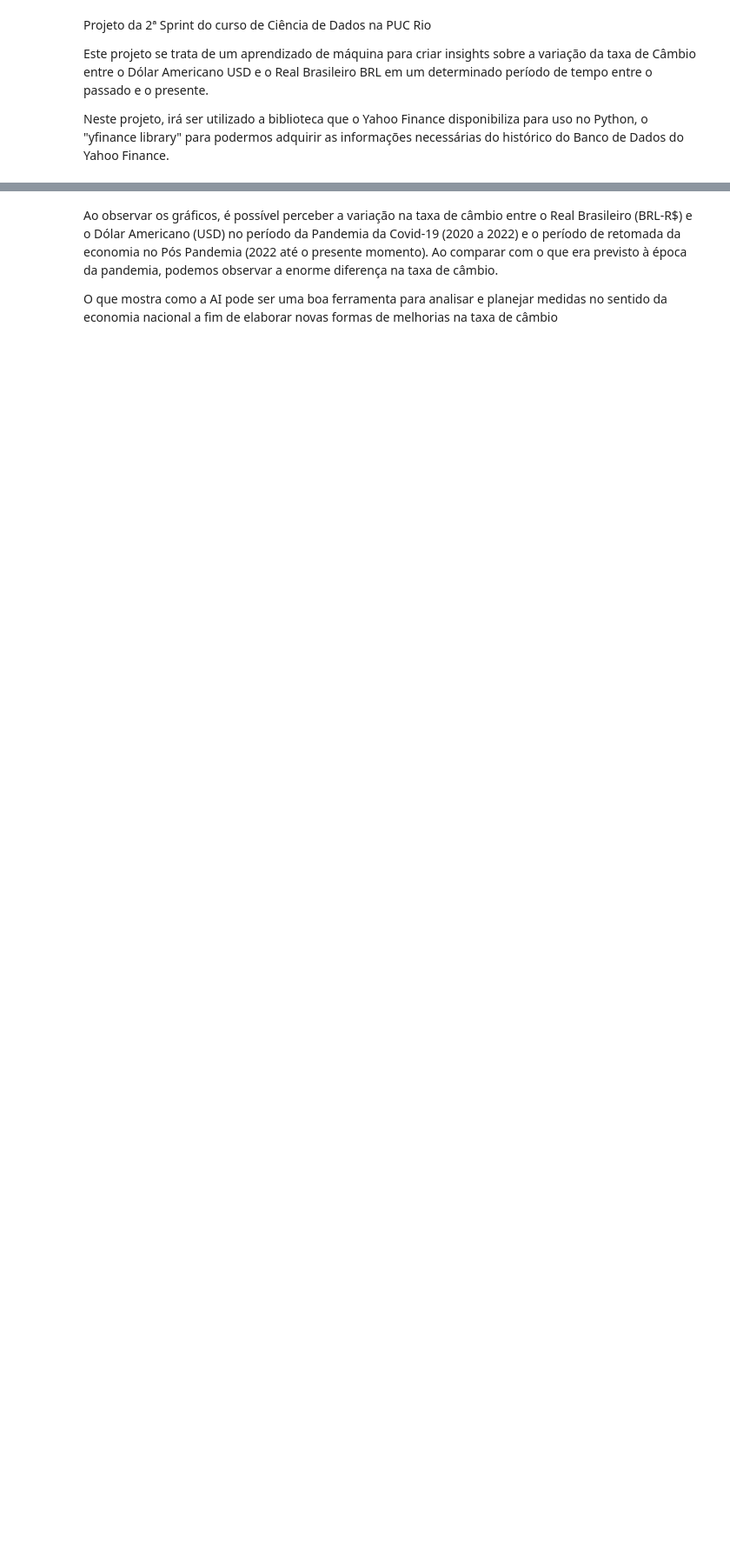
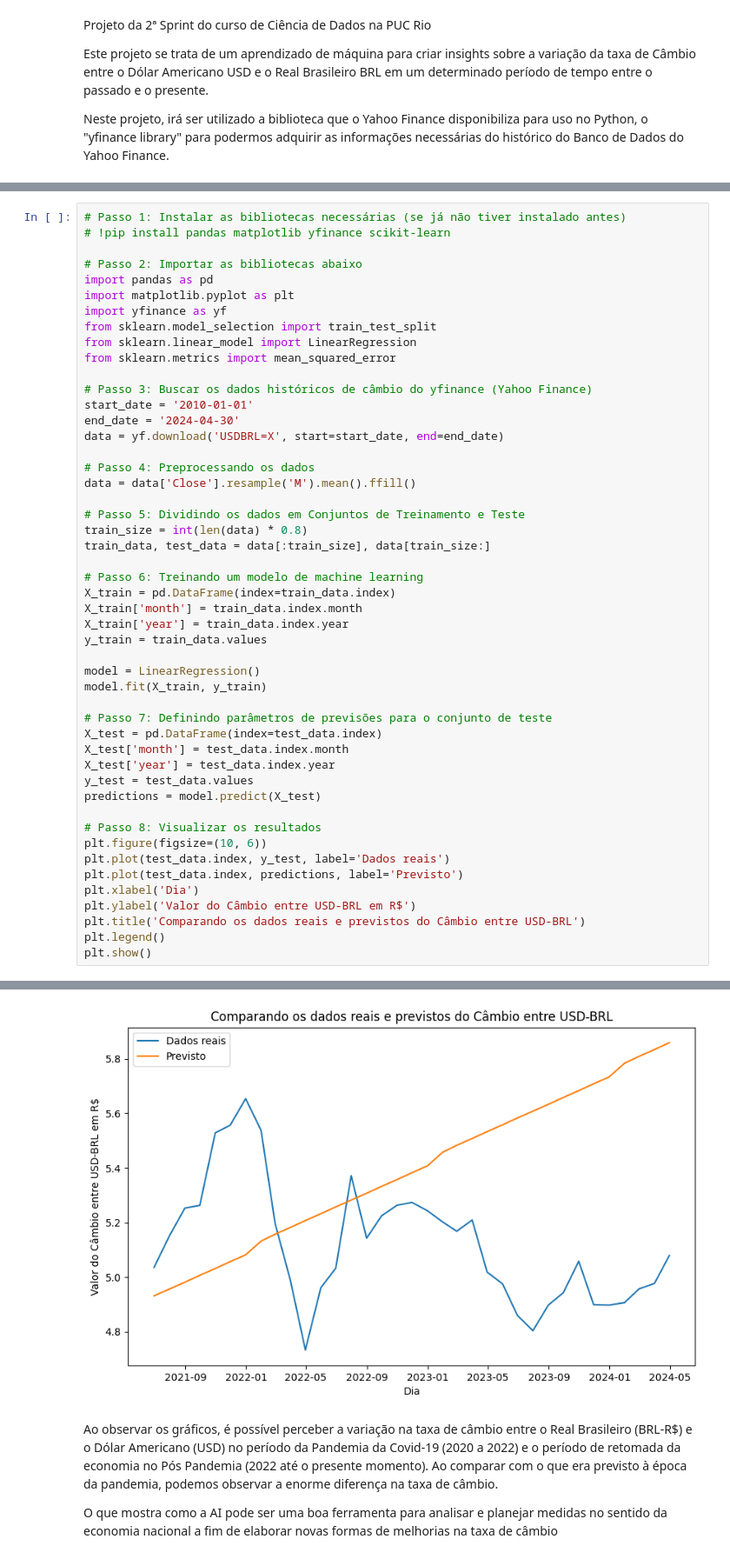
Before and after one commit to FabioPojo1987/FabioPojo1987-MVP_2_DATA_SCIENCE_PUC_RIO, a Jupyter notebook: MVP_2_DATA_SCIENCE_PUC_Rio.ipynb, the cells around one changed output, grey strips where cells are left out. Shown at 87% size. Saved outputs shown, nothing was run; the diff lists cells and outputs as text; blank space fills up the shorter version.

```diff
--- a/MVP_2_DATA_SCIENCE_PUC_Rio.ipynb
+++ b/MVP_2_DATA_SCIENCE_PUC_Rio.ipynb
@@ -69,0 +9,50 @@ plt.show()
+# %%
+# Passo 1: Instalar as bibliotecas necessárias (se já não tiver instalado antes)
+# !pip install pandas matplotlib yfinance scikit-learn
+
+# Passo 2: Importar as bibliotecas abaixo
+import pandas as pd
+import matplotlib.pyplot as plt
+import yfinance as yf
+from sklearn.model_selection import train_test_split
+from sklearn.linear_model import LinearRegression
+from sklearn.metrics import mean_squared_error
+
+# Passo 3: Buscar os dados históricos de câmbio do yfinance (Yahoo Finance)
+start_date = '2010-01-01'
+end_date = '2024-04-30'
+data = yf.download('USDBRL=X', start=start_date, end=end_date)
+
+# Passo 4: Preprocessando os dados
+data = data['Close'].resample('M').mean().ffill()
+
+# Passo 5: Dividindo os dados em Conjuntos de Treinamento e Teste
+train_size = int(len(data) * 0.8)
+train_data, test_data = data[:train_size], data[train_size:]
+
+# Passo 6: Treinando um modelo de machine learning
+X_train = pd.DataFrame(index=train_data.index)
+X_train['month'] = train_data.index.month
+X_train['year'] = train_data.index.year
+y_train = train_data.values
+
+model = LinearRegression()
+model.fit(X_train, y_train)
+
+# Passo 7: Definindo parâmetros de previsões para o conjunto de teste
+X_test = pd.DataFrame(index=test_data.index)
+X_test['month'] = test_data.index.month
+X_test['year'] = test_data.index.year
+y_test = test_data.values
+predictions = model.predict(X_test)
+
+# Passo 8: Visualizar os resultados
+plt.figure(figsize=(10, 6))
+plt.plot(test_data.index, y_test, label='Dados reais')
+plt.plot(test_data.index, predictions, label='Previsto')
+plt.xlabel('Dia')
+plt.ylabel('Valor do Câmbio entre USD-BRL em R$')
+plt.title('Comparando os dados reais e previstos do Câmbio entre USD-BRL')
+plt.legend()
+plt.show()
+# %% [output]
@@ -70,3 +60,4 @@ plt.show()
+[figure, added]
 # %% [markdown]
 Ao observar os gráficos, é possível perceber a variação na taxa de câmbio entre o Real Brasileiro (BRL-R$) e o Dólar Americano (USD) no período da Pandemia da Covid-19 (2020 a 2022) e o período de retomada da economia no Pós Pandemia (2022 até o presente momento). Ao comparar com o que era previsto à época da pandemia, podemos observar a enorme diferença na taxa de câmbio.
 
```
Also changed, not shown: parts of 19 cells of this notebook.
